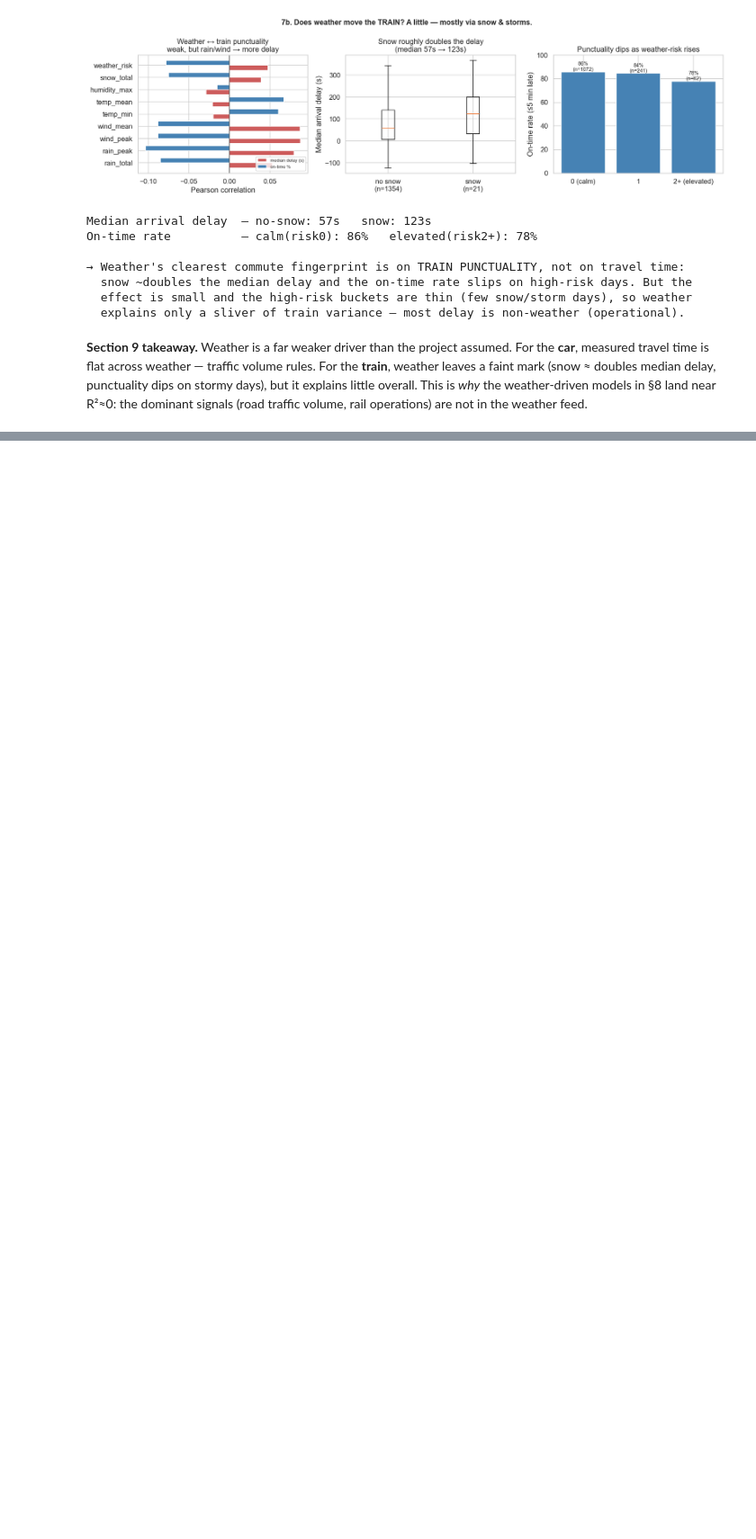
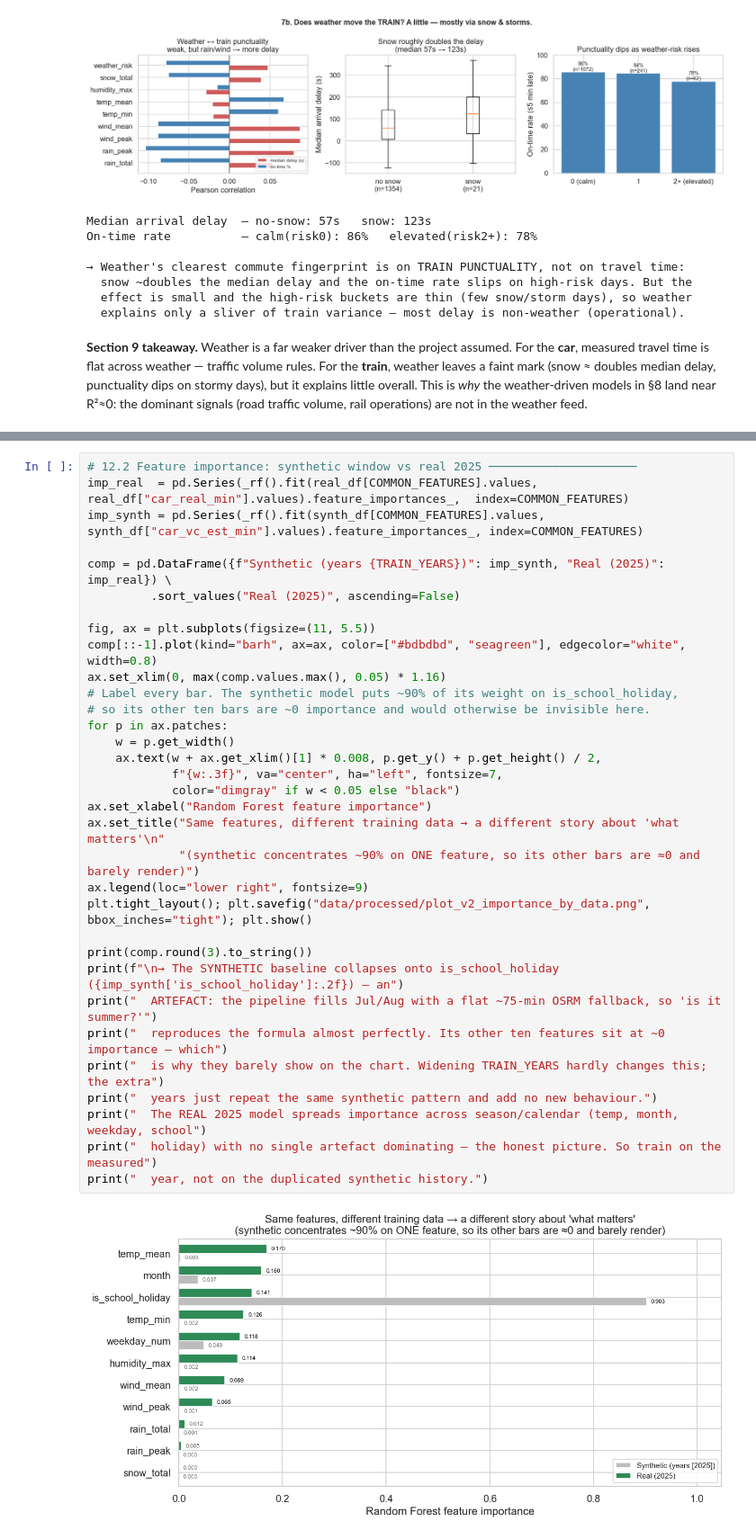
Before and after one commit to MaximeMylle/trafic_forecast_datascience, a Jupyter notebook: 01_data_exploration_combined_v2.ipynb, the cells around one changed output, grey strips where cells are left out. Shown at 90% size. Drawn from its saved outputs; the diff is of its cells as text; blank space fills up the shorter version.

```diff
--- a/01_data_exploration_combined_v2.ipynb
+++ b/01_data_exploration_combined_v2.ipynb
@@ -1950,0 +2211,35 @@ much more defensible — one. The honest read:
+# %%
+# 12.2 Feature importance: synthetic window vs real 2025 ─────────────────────
+imp_real  = pd.Series(_rf().fit(real_df[COMMON_FEATURES].values,  real_df["car_real_min"].values).feature_importances_,  index=COMMON_FEATURES)
+imp_synth = pd.Series(_rf().fit(synth_df[COMMON_FEATURES].values, synth_df["car_vc_est_min"].values).feature_importances_, index=COMMON_FEATURES)
+
+comp = pd.DataFrame({f"Synthetic (years {TRAIN_YEARS})": imp_synth, "Real (2025)": imp_real}) \
+         .sort_values("Real (2025)", ascending=False)
+
+fig, ax = plt.subplots(figsize=(11, 5.5))
+comp[::-1].plot(kind="barh", ax=ax, color=["#bdbdbd", "seagreen"], edgecolor="white", width=0.8)
+ax.set_xlim(0, max(comp.values.max(), 0.05) * 1.16)
+# Label every bar. The synthetic model puts ~90% of its weight on is_school_holiday,
+# so its other ten bars are ~0 importance and would otherwise be invisible here.
+for p in ax.patches:
+    w = p.get_width()
+    ax.text(w + ax.get_xlim()[1] * 0.008, p.get_y() + p.get_height() / 2,
+            f"{w:.3f}", va="center", ha="left", fontsize=7,
+            color="dimgray" if w < 0.05 else "black")
+ax.set_xlabel("Random Forest feature importance")
+ax.set_title("Same features, different training data → a different story about 'what matters'\n"
+             "(synthetic concentrates ~90% on ONE feature, so its other bars are ≈0 and barely render)")
+ax.legend(loc="lower right", fontsize=9)
+plt.tight_layout(); plt.savefig("data/processed/plot_v2_importance_by_data.png", bbox_inches="tight"); plt.show()
+
+print(comp.round(3).to_string())
+print(f"\n→ The SYNTHETIC baseline collapses onto is_school_holiday ({imp_synth['is_school_holiday']:.2f}) — an")
+print("  ARTEFACT: the pipeline fills Jul/Aug with a flat ~75-min OSRM fallback, so 'is it summer?'")
+print("  reproduces the formula almost perfectly. Its other ten features sit at ~0 importance — which")
+print("  is why they barely show on the chart. Widening TRAIN_YEARS hardly changes this; the extra")
+print("  years just repeat the same synthetic pattern and add no new behaviour.")
+print("  The REAL 2025 model spreads importance across season/calendar (temp, month, weekday, school")
+print("  holiday) with no single artefact dominating — the honest picture. So train on the measured")
+print("  year, not on the duplicated synthetic history.")
+# %% [output]
+[figure, added]
```
Also changed, not shown: parts of 22 cells of this notebook, 17 other files.
